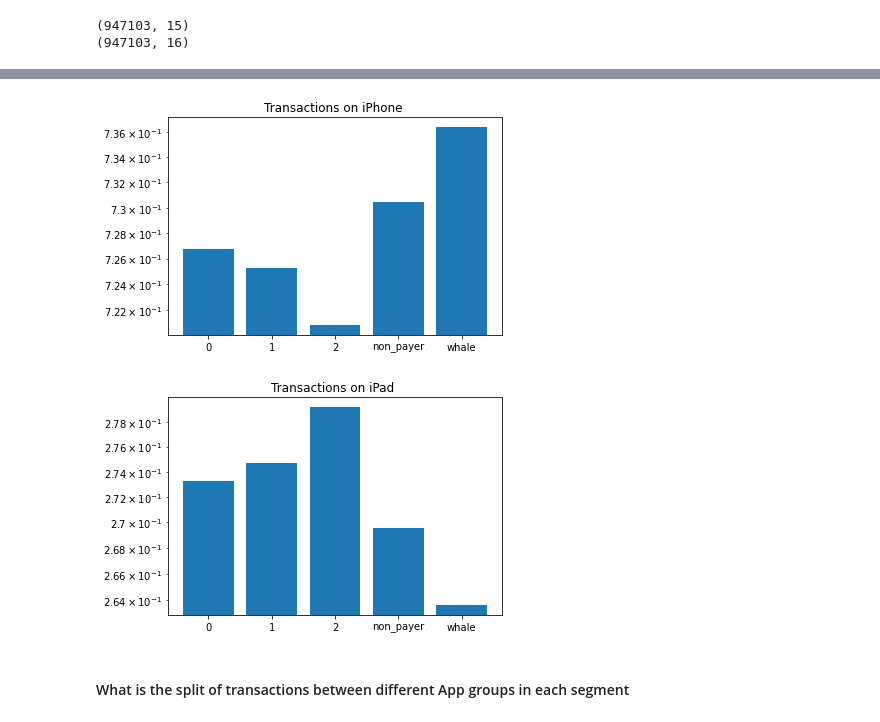
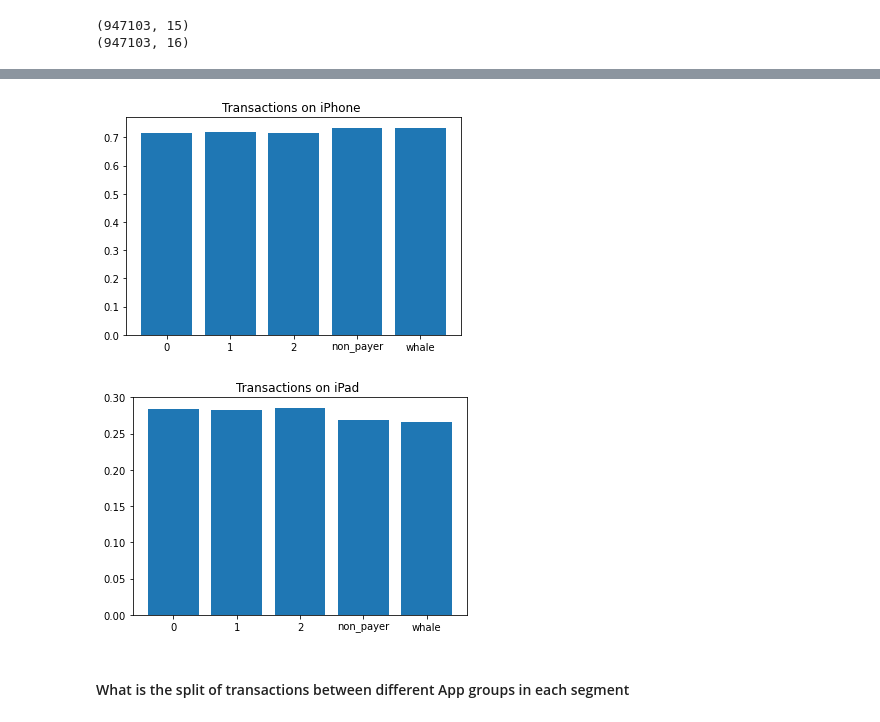
Before and after one commit to sudaksh-bit2/Arcade_DC, a Jupyter notebook: create_analyze_segments.ipynb, the cells around one changed output, grey strips where cells are left out. Drawn from its saved outputs; the diff is of its cells as text; code cells hidden in the pictures.

```diff
--- a/create_analyze_segments.ipynb
+++ b/create_analyze_segments.ipynb
@@ -262,17 +306,17 @@ seg_device.head()
 # %%
 plt.figure()
-plt.bar(x=seg_device.index, height=seg_device.iphone_perc,log=True, tick_label=seg_device.segments )
+plt.bar(x=seg_device.index, height=seg_device.iphone_perc, tick_label=seg_device.segments )
 plt.title('Transactions on iPhone ')
-plt.show()
+plt.show(f)
 # %% [output]
-[figure, old version]
+[figure, new version]
 # %%
 plt.figure()
-plt.bar(x=seg_device.index, height=seg_device.iPad_perc,log=True, tick_label=seg_device.segments)
+plt.bar(x=seg_device.index, height=seg_device.iPad_perc, tick_label=seg_device.segments)
 plt.title('Transactions on iPad ')
 plt.show()
 # %% [output]
-[figure, old version]
+[figure, new version]
 # %% [markdown]
 #### What is the split of transactions between different App groups in each segment
 # %%
```
Also changed, not shown: parts of 32 cells of this notebook, 3 other files.
